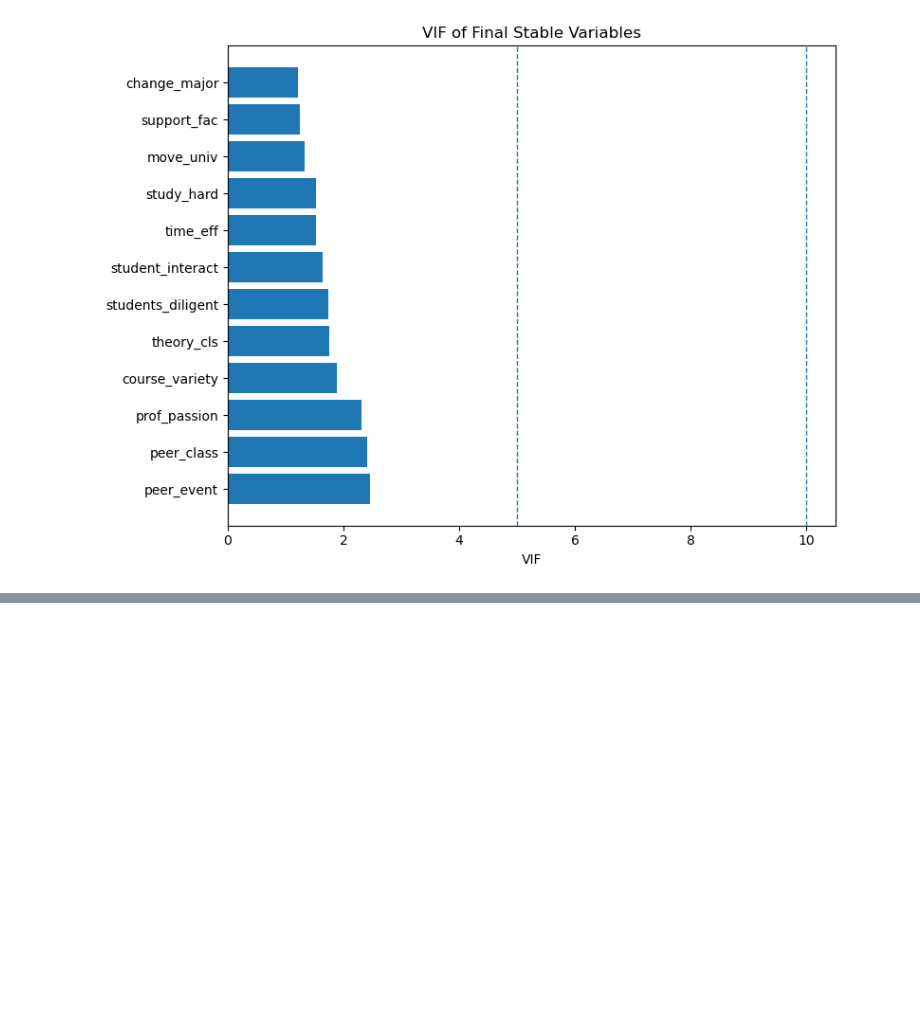
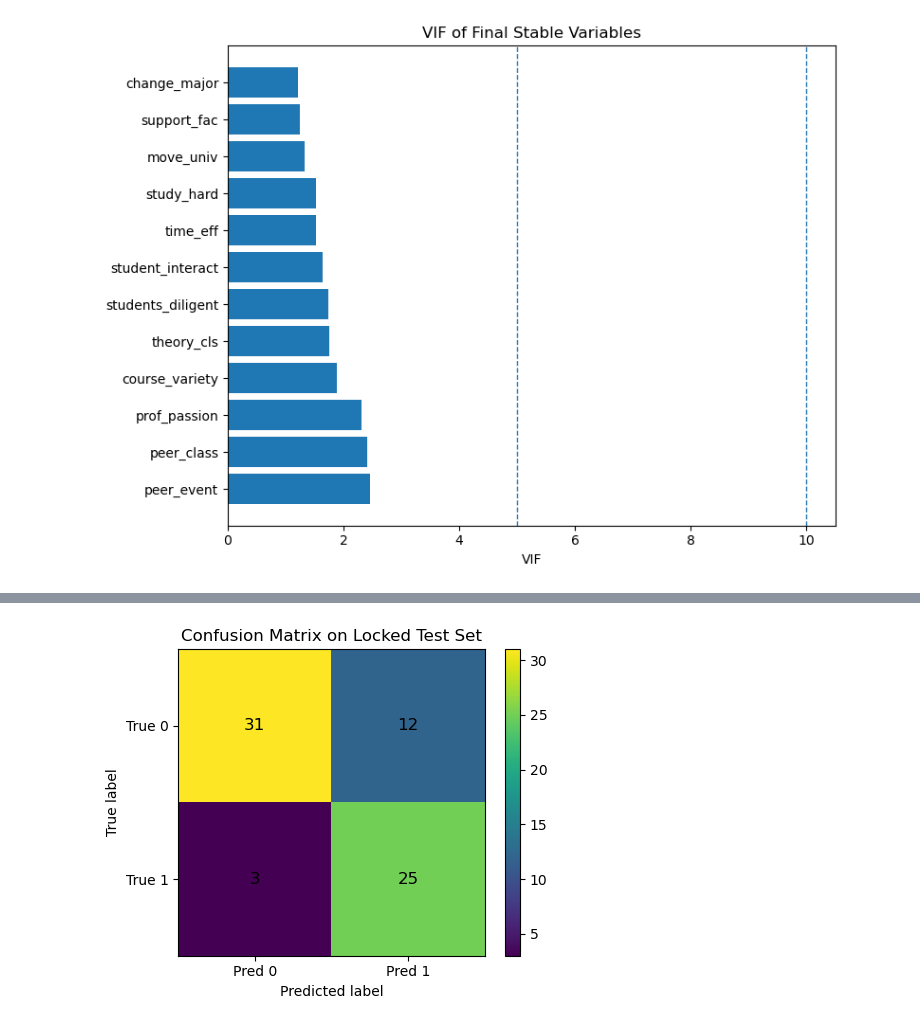
Before and after one commit to hyejinppp/Proposal, a Jupyter notebook: sat_reallast.ipynb, the cells around one changed output, grey strips where cells are left out. Drawn from its saved outputs; the diff is of its cells as text; code cells hidden in the pictures; blank space fills up the shorter version.

```diff
--- a/sat_reallast.ipynb
+++ b/sat_reallast.ipynb
@@ -2135,0 +2330,89 @@ else:
+# %%
+# ======================================
+# ✅ 4-1C locked test 최종평가
+# - 개발셋 전체로 LR 학습
+# - locked test는 1회만 평가
+# - balanced threshold 사용
+# ======================================
+
+final_model = build_lr_model(rs=RANDOM_STATE)
+final_model.fit(X_dev_final, y_dev)
+
+test_score = final_model.predict_proba(X_test_final)[:, 1]
+test_pred = (test_score >= best_threshold_balanced).astype(int)
+
+test_metrics = calc_metrics(y_test, test_pred, test_score)
+test_metrics_df = pd.DataFrame([test_metrics])
+
+print("✅ [locked test 1회 최종 성능]")
+display(test_metrics_df.round(3))
+
+# bootstrap 95% CI
+B = 2000
+boot_rows = []
+n_test = len(y_test)
+
+for b in range(B):
+    idx = np.random.choice(np.arange(n_test), size=n_test, replace=True)
+    y_b = y_test.iloc[idx].reset_index(drop=True)
+    s_b = pd.Series(test_score[idx])
+
+    p_b = (s_b >= best_threshold_balanced).astype(int)
+    boot_rows.append(calc_metrics(y_b, p_b, s_b))
+
+boot_df = pd.DataFrame(boot_rows)
+
+bootstrap_ci_df = pd.DataFrame({
+    "Metric": boot_df.columns,
+    "Point_Estimate": [test_metrics[m] for m in boot_df.columns],
+    "CI_2.5%": boot_df.quantile(0.025).values,
+    "CI_97.5%": boot_df.quantile(0.975).values
+})
+
+print("✅ [bootstrap_ci_df] locked test 95% CI")
+display(bootstrap_ci_df.round(3))
+
+# ROC
+fpr, tpr, _ = roc_curve(y_test, test_score)
+
+plt.figure(figsize=(6, 5))
+plt.plot(fpr, tpr, lw=2, label=f"AUC = {test_metrics['ROC_AUC']:.3f}")
+plt.plot([0, 1], [0, 1], "--", lw=1)
+plt.xlabel("False Positive Rate")
+plt.ylabel("True Positive Rate")
+plt.title("ROC Curve on Locked Test Set")
+plt.legend(loc="lower right")
+plt.tight_layout()
+plt.show()
+
+# Calibration
+prob_true, prob_pred = calibration_curve(y_test, test_score, n_bins=5, strategy="quantile")
+
+plt.figure(figsize=(6, 5))
+plt.plot(prob_pred, prob_true, marker="o", lw=2)
+plt.plot([0, 1], [0, 1], "--", lw=1)
+plt.xlabel("Predicted Probability")
+plt.ylabel("Observed Proportion")
+plt.title("Calibration Curve on Locked Test Set")
+plt.tight_layout()
+plt.show()
+
+# Confusion Matrix
+cm = confusion_matrix(y_test, test_pred, labels=[0, 1])
+
+plt.figure(figsize=(5, 4))
+plt.imshow(cm, interpolation="nearest")
+plt.title("Confusion Matrix on Locked Test Set")
+plt.colorbar()
+plt.xticks([0, 1], ["Pred 0", "Pred 1"])
+plt.yticks([0, 1], ["True 0", "True 1"])
+
+for i in range(2):
+    for j in range(2):
+        plt.text(j, i, cm[i, j], ha="center", va="center", fontsize=12)
+
+plt.xlabel("Predicted label")
+plt.ylabel("True label")
+plt.tight_layout()
+plt.show()
+# %% [output]
@@ -2135,0 +2432 @@ else:
+[figure, added]
```
Also changed, not shown: parts of 6 cells of this notebook.
